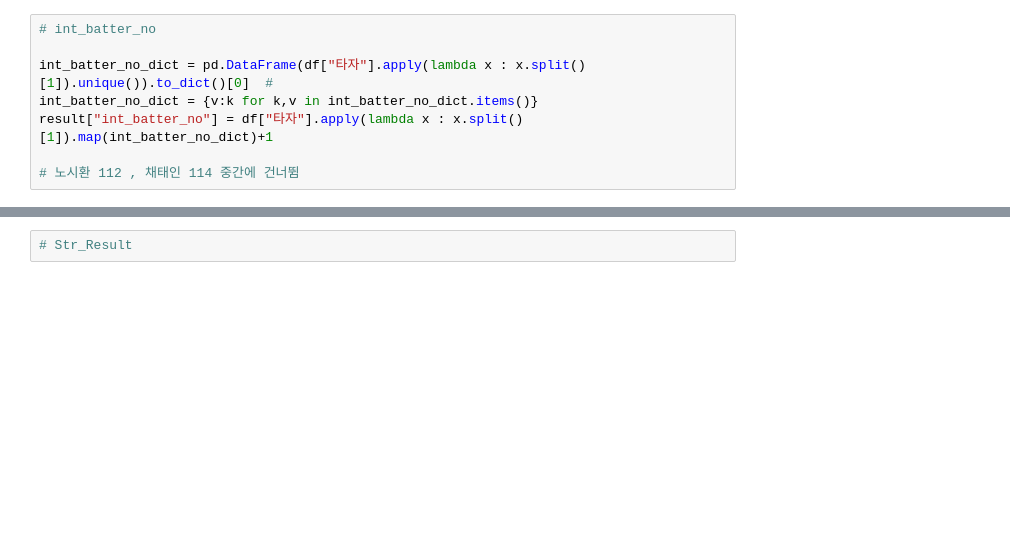
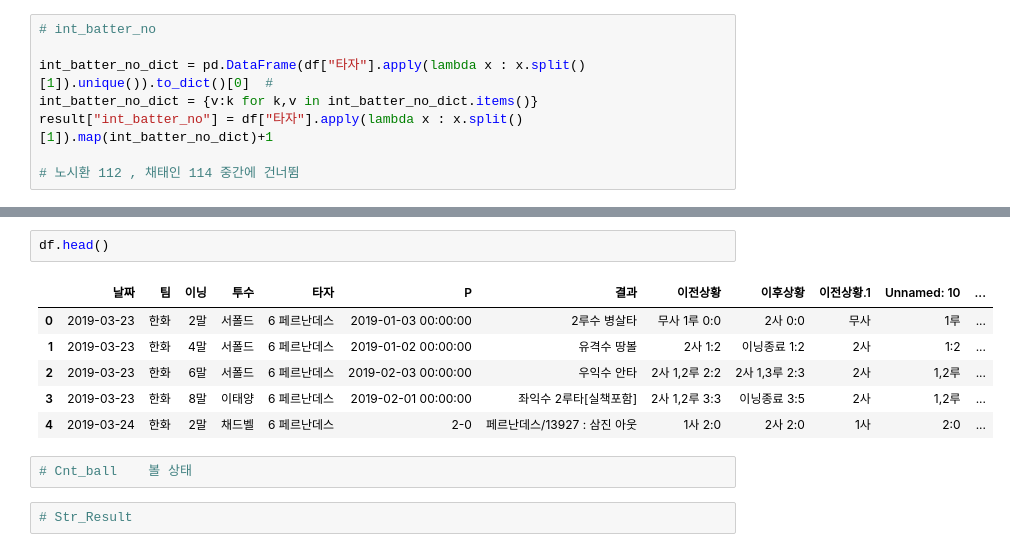
Before and after one commit to parktaeshin/baseball_academy, a Jupyter notebook: Untitled0.ipynb, the cells around one changed output, grey strips where cells are left out. Saved outputs shown, nothing was run; the diff lists cells and outputs as text; blank space fills up the shorter version.

```diff
--- a/Untitled0.ipynb
+++ b/Untitled0.ipynb
@@ -81,3 +96,14 @@ result["int_batter_no"] = df["타자"].apply(lambda x : x.split()[1]).map(int_ba
+# %%
+df.head()
+# %% [output]
+|  | 날짜 | 팀 | 이닝 | 투수 | 타자 | P | 결과 | 이전상황 | 이후상황 | 이전상황.1 | Unnamed: 10 | ... |
+| 0 | 2019-03-23 | 한화 | 2말 | 서폴드 | 6 페르난데스 | 2019-01-03 00:00:00 | 2루수 병살타 | 무사 1루 0:0 | 2사 0:0 | 무사 | 1루 | ... |
+| 1 | 2019-03-23 | 한화 | 4말 | 서폴드 | 6 페르난데스 | 2019-01-02 00:00:00 | 유격수 땅볼 | 2사 1:2 | 이닝종료 1:2 | 2사 | 1:2 | ... |
+| 2 | 2019-03-23 | 한화 | 6말 | 서폴드 | 6 페르난데스 | 2019-02-03 00:00:00 | 우익수 안타 | 2사 1,2루 2:2 | 2사 1,3루 2:3 | 2사 | 1,2루 | ... |
+| 3 | 2019-03-23 | 한화 | 8말 | 이태양 | 6 페르난데스 | 2019-02-01 00:00:00 | 좌익수 2루타[실책포함] | 2사 1,2루 3:3 | 이닝종료 3:5 | 2사 | 1,2루 | ... |
+| 4 | 2019-03-24 | 한화 | 2말 | 채드벨 | 6 페르난데스 | 2-0 | 페르난데스/13927 : 삼진 아웃 | 1사 2:0 | 2사 2:0 | 1사 | 2:0 | ... |
+# %%
+# Cnt_ball    볼 상태
 # %%
 # Str_Result
 # %%
```
Also changed, not shown: parts of 12 cells of this notebook.
